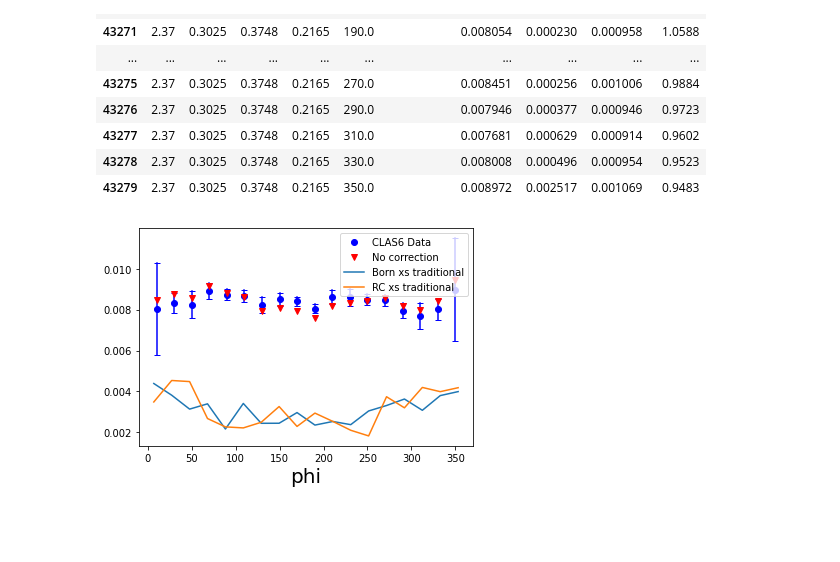
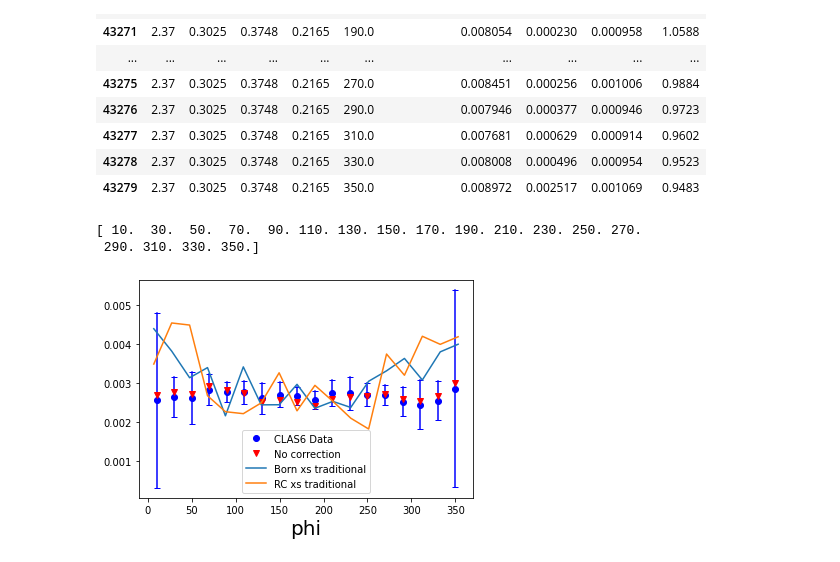
Before and after one commit to Mengzhendada/compare, a Jupyter notebook: Clas6_compare.ipynb, the cells around one changed output. Drawn from its saved outputs; the diff is of its cells as text; code cells hidden in the pictures; blank space fills up the shorter version.

```diff
--- a/Clas6_compare.ipynb
+++ b/Clas6_compare.ipynb
@@ -133,7 +134,7 @@ array([0.1468, 0.1753, 0.2051, 0.2362, 0.2686, 0.3025, 0.3379, 0.3748,
 # %%
 #For Q2=2.4,x=0.3,z =0.37,pt2=0.22, this part is for z from 0.1 to 1
 #The accurate value is Q2=2.37, x = 0.3025
-df1=clas6_data[clas6_data['Q2']==2.37][clas6_data['x']==0.3025][clas6_data['pT2']==0.2165][clas6_data['phi']==10]
+df1=clas6_data[clas6_data['Q2']==2.37][clas6_data['x']==0.3025][clas6_data['pT2']==0.2165]
 df1
 # %% [output]
 |  | Q2 | x | z | pT2 | phi | ds_dxdQ2dzdpT2dphi | stat_err | sys_err | rad_cor |
@@ -160,11 +164,21 @@ ax = fig.add_subplot()
 for i_z in zs:
     #print(i_z)
     #print(df1[df1['z']==i_z])#['ds_dxdQ2dzdpT2dphi'])
-    xs = np.mean(df1[df1['z']==i_z]['ds_dxdQ2dzdpT2dphi'])
-    rc = np.mean(df1[df1['z']==i_z]['rad_cor'])
-    #print(xs,rc)
-    xs_before=(xs/rc)
+    xs_phi=[]
+    xs_before_phi=[]
+    df1_z = df1[df1['z']==i_z]
+    for i_phi in df1_z['phi'].to_list():
+        #print(i_phi)
+        #print(df1_z[df1_z['phi']==i_phi]['ds_dxdQ2dzdpT2dphi'])
+        xs = np.mean(df1_z[df1_z['phi']==i_phi]['ds_dxdQ2dzdpT2dphi'])
+        rc = np.mean(df1_z[df1_z['phi']==i_phi]['rad_cor'])
+        #print(xs,rc)
+        xs_before=(xs/rc)
+        xs_phi.append(xs)
+        xs_before_phi.append(xs_before)
     #print(xs_before)
+    xs = np.mean(xs_phi)
+    xs_before =np.mean(xs_before_phi)
     xs_stat_err = np.mean(df1[df1['z']==i_z]['stat_err'])
     xs_sys_err = np.mean(df1[df1['z']==i_z]['sys_err'])
     zs_axis.append(i_z)
@@ -184,7 +198,8 @@ plt.xlabel('z',fontsize=20)
 
 plt.plot(zs_traditional,np.asarray(xs_born_traditional)*Factor_born_z,'-',label='Born xs traditional')
 plt.plot(zs_rc_traditional,np.asarray(xs_rc_traditional)*Factor_rc_z,'-',label='RC xs traditional')
-plt.plot(zs_factorized,((1000*(-2.44+3.141592))/(2.56819*2*(2*math.pi)))*np.asarray(xs_rc_factorizeds),'-',label='Factorized')
+#plt.plot(zs_factorized,((1000*(-2.44+3.141592))/(2.56819*2*(2*math.pi)))*np.asarray(xs_rc_factorizeds),'-',label='Factorized')
+plt.plot(zs_factorized,((1000)/(2.56819*(2*math.pi**2)))*np.asarray(xs_rc_factorizeds),'-',label='Factorized')
 #plt.xlim(0.3,0.7)
 #plt.ylim(0,0.02)
 plt.legend()
@@ -431,7 +448,7 @@ df_phi
 # %%
 
 phis = df_phi['phi'].unique()
-#print(phis)
+print(phis)
 phis_axis=[]
 xs_axis=[]
 xs_before_axis=[]
@@ -440,37 +457,39 @@ xs_sys_err_axis=[]
 fig = plt.figure()
 ax = fig.add_subplot()
 for i_phi in phis:
-    xs = df_phi[df_phi['phi']==i_phi]['ds_dxdQ2dzdpT2dphi']
+    xs = df_phi[df_phi['phi']==i_phi]['ds_dxdQ2dzdpT2dphi']/(np.pi)
     rc = df_phi[df_phi['phi']==i_phi]['rad_cor']
     xs_before = xs/rc
     #print(xs_before)
     #print(xs)
     xs_stat_err = df_phi[df_phi['phi']==i_phi]['stat_err']
     xs_sys_err = df_phi[df_phi['phi']==i_phi]['sys_err']
     phis_axis.append(i_phi)
     xs_axis.append(xs)
     xs_before_axis.append(xs_before)
     xs_stat_err_axis.append(xs_stat_err)
     xs_sys_err_axis.append(xs_sys_err)
     ax.plot([i_phi,i_phi],[xs-xs_stat_err,xs+xs_stat_err],color='blue',marker='_')
 
 
 #ax.fill_between(phis_axis,np.asarray(xs_axis)-np.asarray(xs_sys_err_axis),np.asarray(xs_axis)+np.asarray(xs_sys_err_axis),color='blue',alpha=0.25,linewidth=0,label='sys err')
 plt.plot(phis_axis,xs_axis,'o',color='blue',label='CLAS6 Data')
 plt.plot(phis_axis,xs_before_axis,'o',marker = 'v',color='red',label='No correction')
 plt.xlabel('phi',fontsize=20)
 
 
 plt.plot((np.asarray(phis_born_traditional)+3.14)*180/3.14,np.asarray(xss_phi_born_traditional)*Factor_born_phi,'-',label='Born xs traditional')
 plt.plot((np.asarray(phis_rc_traditional)+3.14)*180/3.14,np.asarray(xss_phi_rc_traditional)*Factor_rc_phi,'-',label='RC xs traditional')
 #plt.plot(phis_factorized,xs_rc_factorized,'-',label='Factorized')
 #plt.xlim(-3.2,3.2)
 #plt.ylim(0,0.02)
 plt.legend()
 
 plt.savefig('clas6/compare_phi.pdf')
 # %% [output]
+[ 10.  30.  50.  70.  90. 110. 130. 150. 170. 190. 210. 230. 250. 270.
+ 290. 310. 330. 350.]
-[figure, old version]
+[figure, new version]
 # %%
 
 
```
Also changed, not shown: parts of 6 cells of this notebook, 4 other files.
